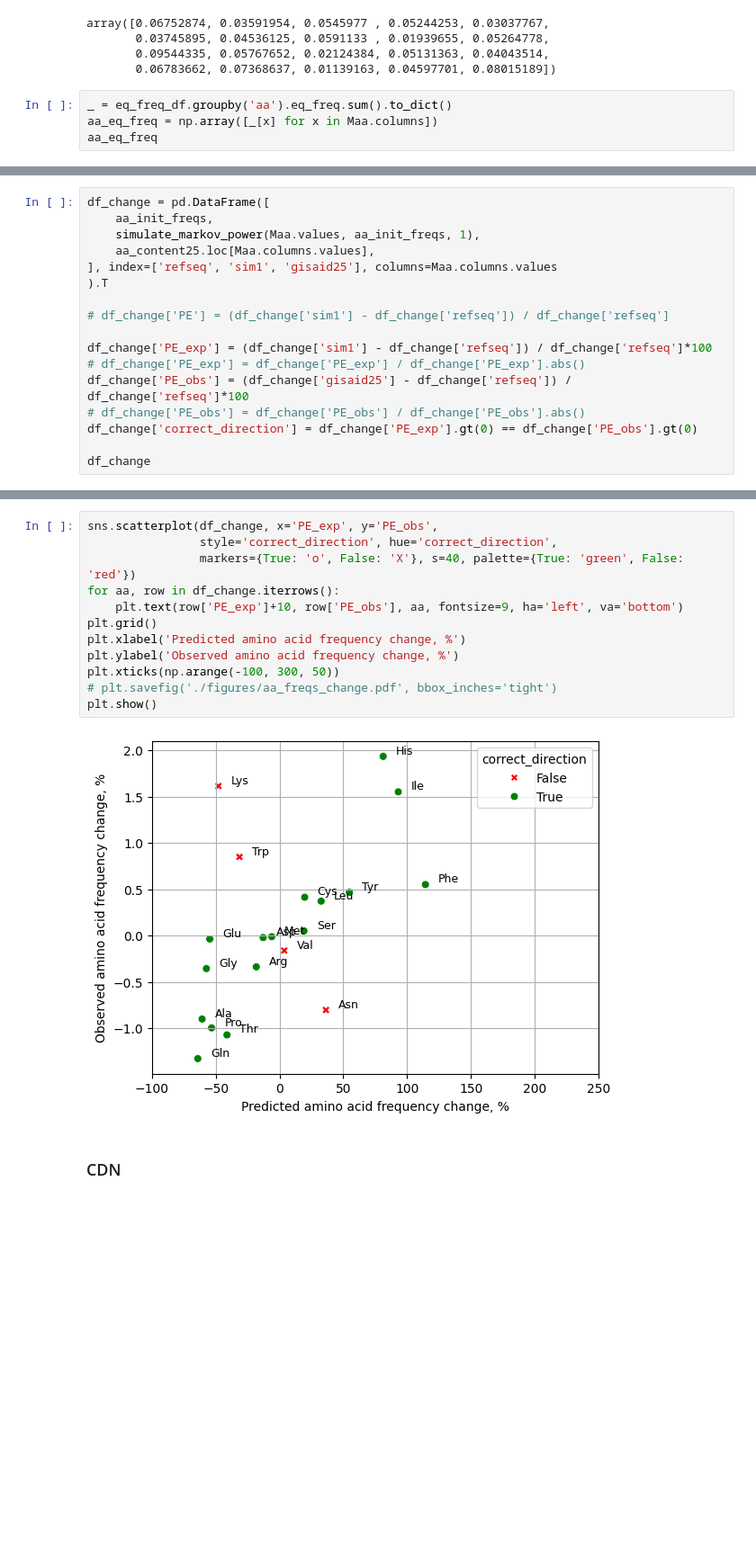
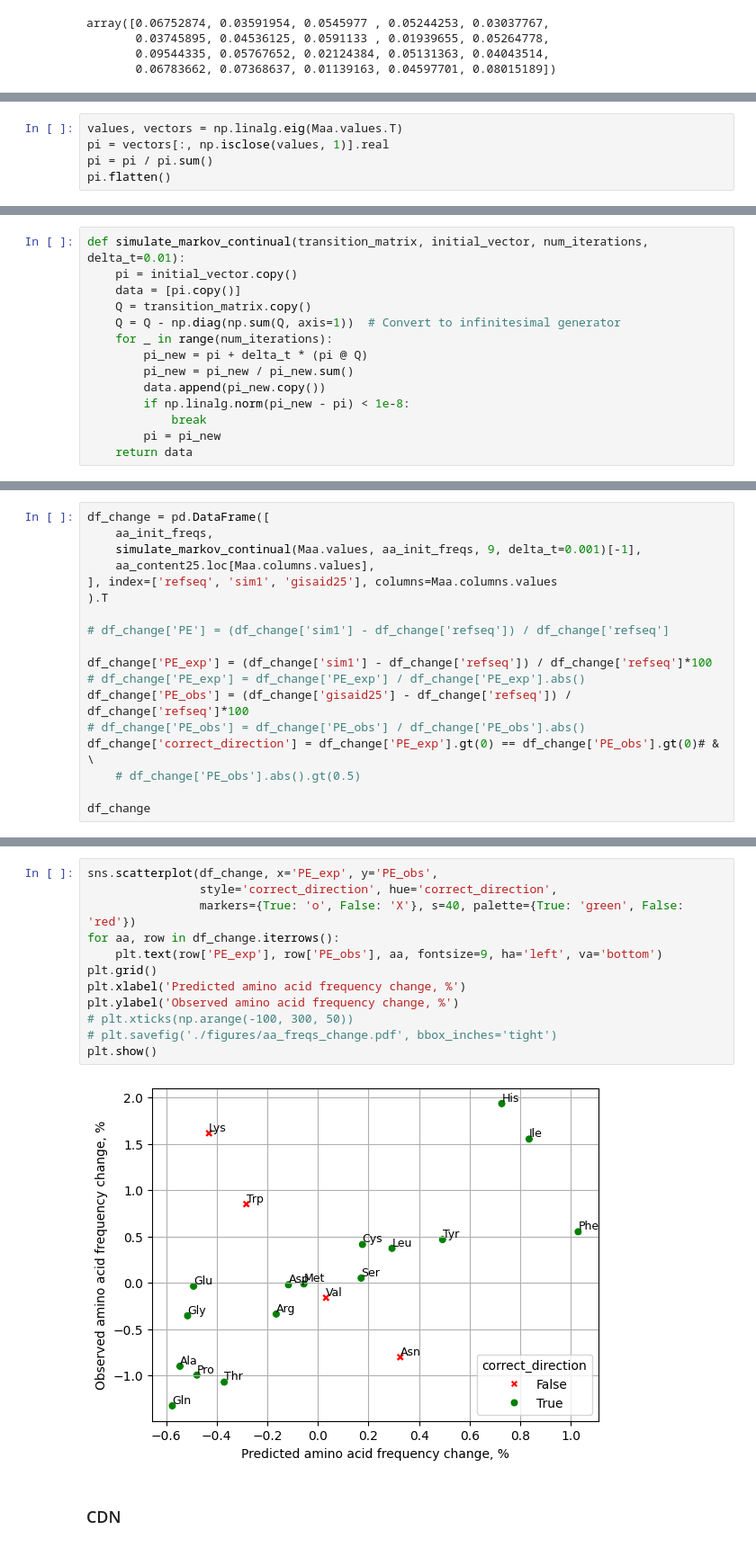
Before and after one commit to mitoclub/RNAViralMutSpec, a Jupyter notebook: sars-cov-2_aa_subst/simulation.ipynb, the cells around one changed output, grey strips where cells are left out. Shown at 90% size. Drawn from its saved outputs; the diff is of its cells as text; blank space fills up the shorter version.

```diff
--- a/sars-cov-2_aa_subst/simulation.ipynb
+++ b/sars-cov-2_aa_subst/simulation.ipynb
@@ -191,7 +203,3 @@ array([0.06752874, 0.03591954, 0.0545977 , 0.05244253, 0.03037767,
        0.03745895, 0.04536125, 0.0591133 , 0.01939655, 0.05264778,
        0.09544335, 0.05767652, 0.02124384, 0.05131363, 0.04043514,
        0.06783662, 0.07368637, 0.01139163, 0.04597701, 0.08015189])
-# %%
-_ = eq_freq_df.groupby('aa').eq_freq.sum().to_dict()
-aa_eq_freq = np.array([_[x] for x in Maa.columns])
-aa_eq_freq
@@ -220,3 +223,8 @@ euclidean(res_aa, aa_eq_freq)
 8 0.17902144612398604
 9 0.17432982035658062
 0.1603217900546182
+# %%
+values, vectors = np.linalg.eig(Maa.values.T)
+pi = vectors[:, np.isclose(values, 1)].real
+pi = pi / pi.sum()
+pi.flatten()
@@ -237,4 +251,18 @@ plt.xscale('log')
 plt.yscale('log')
 # %% [output]
 [figure]
+# %%
+def simulate_markov_continual(transition_matrix, initial_vector, num_iterations, delta_t=0.01):
+    pi = initial_vector.copy()
+    data = [pi.copy()]
+    Q = transition_matrix.copy()
+    Q = Q - np.diag(np.sum(Q, axis=1))  # Convert to infinitesimal generator
+    for _ in range(num_iterations):
+        pi_new = pi + delta_t * (pi @ Q)
+        pi_new = pi_new / pi_new.sum()
+        data.append(pi_new.copy())
+        if np.linalg.norm(pi_new - pi) < 1e-8:
+            break
+        pi = pi_new
+    return data
 # %%
@@ -287,7 +354,7 @@ Name: 1, dtype: float64
 # %%
 df_change = pd.DataFrame([
     aa_init_freqs,
-    simulate_markov_power(Maa.values, aa_init_freqs, 1),
+    simulate_markov_continual(Maa.values, aa_init_freqs, 9, delta_t=0.001)[-1],
     aa_content25.loc[Maa.columns.values],
 ], index=['refseq', 'sim1', 'gisaid25'], columns=Maa.columns.values
 ).T
@@ -298,7 +365,8 @@ df_change['PE_exp'] = (df_change['sim1'] - df_change['refseq']) / df_change['ref
 # df_change['PE_exp'] = df_change['PE_exp'] / df_change['PE_exp'].abs()
 df_change['PE_obs'] = (df_change['gisaid25'] - df_change['refseq']) / df_change['refseq']*100
 # df_change['PE_obs'] = df_change['PE_obs'] / df_change['PE_obs'].abs()
-df_change['correct_direction'] = df_change['PE_exp'].gt(0) == df_change['PE_obs'].gt(0)
+df_change['correct_direction'] = df_change['PE_exp'].gt(0) == df_change['PE_obs'].gt(0)# & \
+    # df_change['PE_obs'].abs().gt(0.5)
 
 df_change
 # %% [output]
@@ -322,17 +390,17 @@ df_change
 # %%
 sns.scatterplot(df_change, x='PE_exp', y='PE_obs',
                 style='correct_direction', hue='correct_direction',
                 markers={True: 'o', False: 'X'}, s=40, palette={True: 'green', False: 'red'})
 for aa, row in df_change.iterrows():
-    plt.text(row['PE_exp']+10, row['PE_obs'], aa, fontsize=9, ha='left', va='bottom')
+    plt.text(row['PE_exp'], row['PE_obs'], aa, fontsize=9, ha='left', va='bottom')
 plt.grid()
 plt.xlabel('Predicted amino acid frequency change, %')
 plt.ylabel('Observed amino acid frequency change, %')
-plt.xticks(np.arange(-100, 300, 50))
+# plt.xticks(np.arange(-100, 300, 50))
 # plt.savefig('./figures/aa_freqs_change.pdf', bbox_inches='tight')
 plt.show()
 # %% [output]
-[figure, old version]
+[figure, new version]
 # %% [markdown]
 ### CDN
 # %%
```
Also changed, not shown: parts of 22 cells of this notebook, 1 other file.
